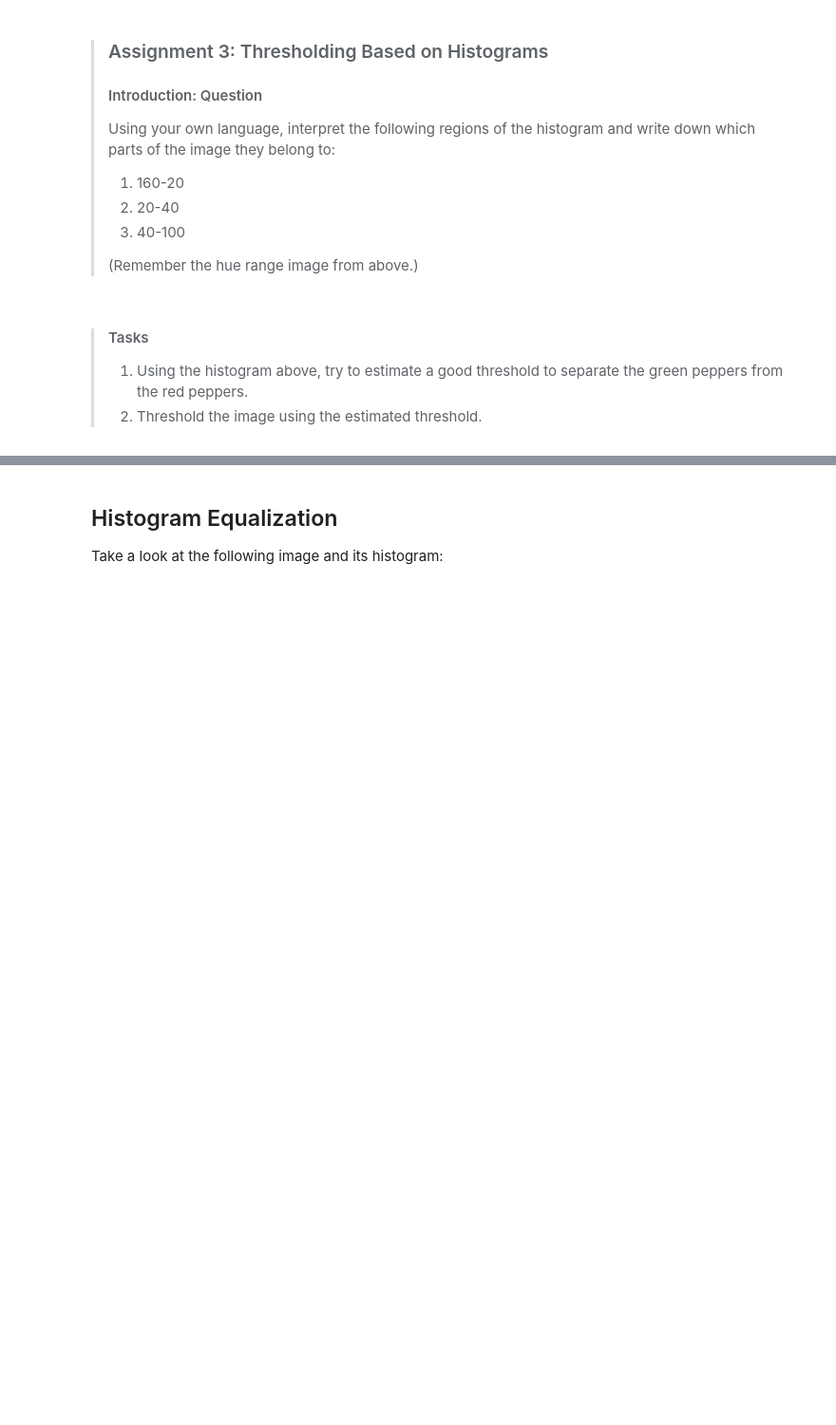
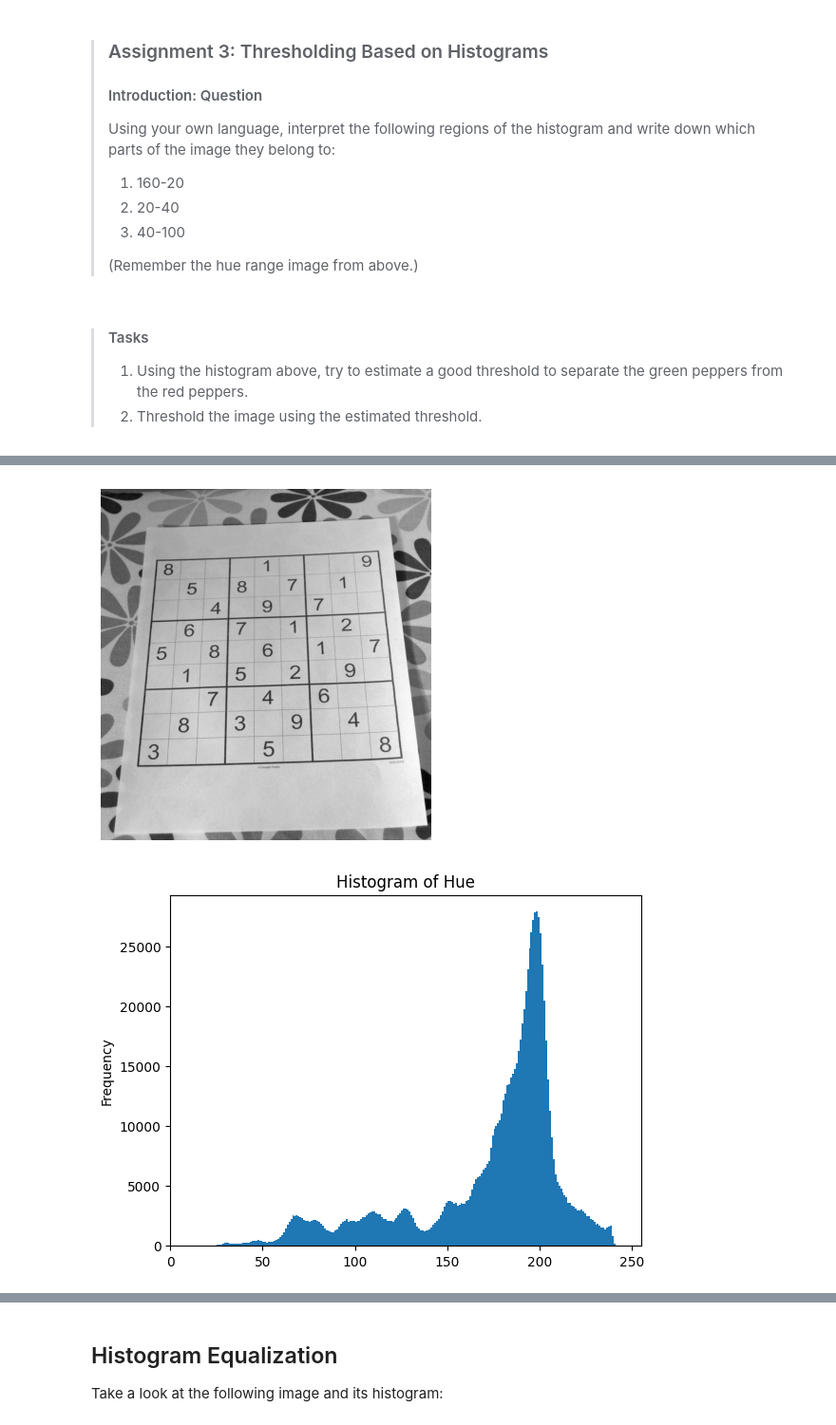
Before and after one commit to VlaKarlo/OSiRV_LV, a Jupyter notebook: lab2.ipynb, the cells around one changed output, grey strips where cells are left out. Shown at 95% size. Saved outputs shown, nothing was run; the diff lists cells and outputs as text; code cells hidden in the pictures; blank space fills up the shorter version.

```diff
--- a/lab2.ipynb
+++ b/lab2.ipynb
@@ -217,3 +306,30 @@ def otsu_threshold(img):
   return: threshold value
   '''
   # Write your code here
+# %%
+img = cv.imread('images/sudoku_1.jpg', cv.IMREAD_GRAYSCALE)
+plt.imshow(img, cmap='gray')
+plt.axis('off')
+plt.show()
+
+plt.hist(img.ravel(), 255, [0, 255])
+plt.xlim([0, 255])
+
+plt.title('Histogram of Hue')
+plt.ylabel('Frequency')
+plt.show()
+
+img[img]
+plt.imshow(img, cmap='gray')
+plt.axis('off')
+plt.show()
+
+# Otsu's thresholding
+img = cv.imread('images/sudoku_1.jpg', cv.IMREAD_GRAYSCALE)
+ret2,th2 = cv.threshold(img,0,255,cv.THRESH_BINARY+cv.THRESH_OTSU)
+plt.imshow(th2, cmap='gray')
+plt.axis('off')
+plt.show()
+# %% [output]
+[figure, added]
+[figure, added]
```
Also changed, not shown: parts of 9 cells of this notebook.
